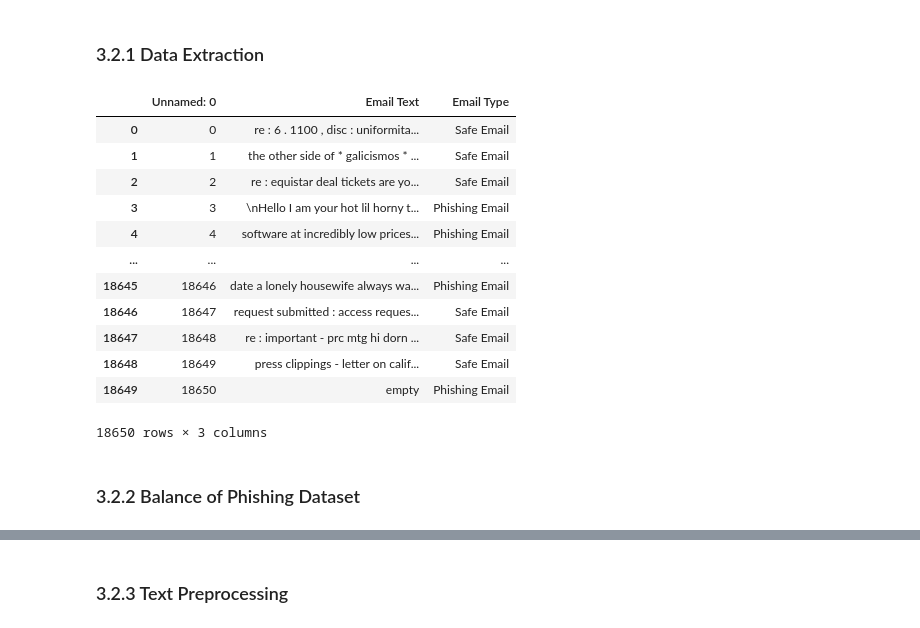
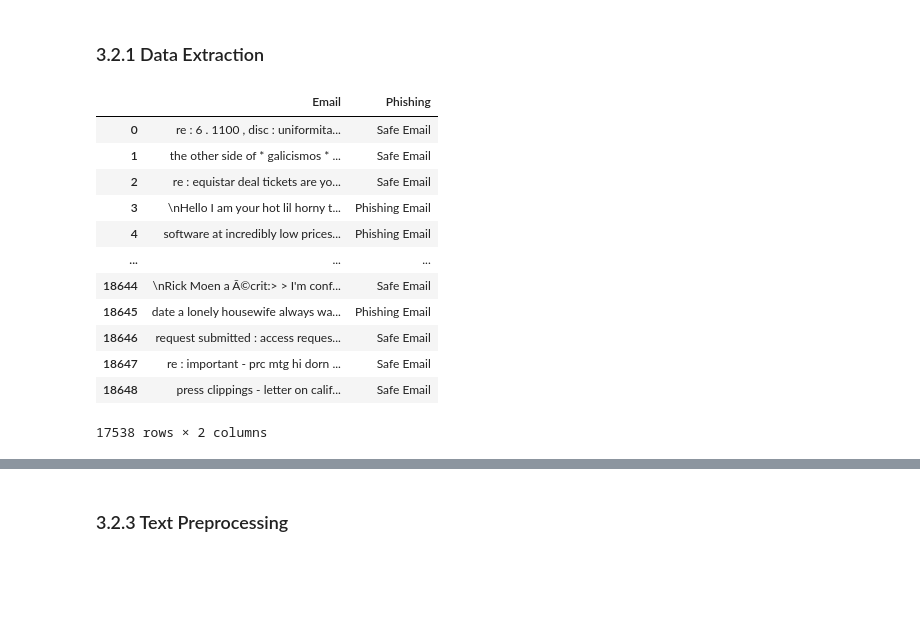
Before and after one commit to anisaftab/Spam_Email_Prediction_App, a Jupyter notebook: Honours_Project.ipynb, the cells around one changed output, grey strips where cells are left out. Drawn from its saved outputs; the diff is of its cells as text; code cells hidden in the pictures; blank space fills up the shorter version.

```diff
--- a/Honours_Project.ipynb
+++ b/Honours_Project.ipynb
@@ -140,20 +170,29 @@ spam_emails_untouched, spam_emails_leftover, spam_targets_untouched, spam_target
 # %%
 #read phishing dataset into pandas dataframe
 phish_df = pd.read_csv("https://dl.dropboxusercontent.com/scl/fi/imp09i8kxevoa5ahzg5e9/Phishing_Email.csv?rlkey=z0cqsyccz3sms8o817ylr5ixz&dl=0")
+
+phish_df.rename(columns={'Email Type': 'Phishing', 'Email Text' : 'Email'}, inplace=True)
+
+#Remove null values
+phish_df.dropna(inplace=True,axis=0)
+
+#Drop unneeded columns
+phish_df.drop(columns='Unnamed: 0', inplace=True)
+
+#Remove duplicates
+phish_df = phish_df.drop_duplicates()
 phish_df
 # %% [output]
-|  | Unnamed: 0 | Email Text | Email Type |
-| 0 | 0 | re : 6 . 1100 , disc : uniformita... | Safe Email |
-| 1 | 1 | the other side of * galicismos * ... | Safe Email |
-| 2 | 2 | re : equistar deal tickets are yo... | Safe Email |
-| 3 | 3 | \nHello I am your hot lil horny t... | Phishing Email |
-| 4 | 4 | software at incredibly low prices... | Phishing Email |
-| ... | ... | ... | ... |
-| 18645 | 18646 | date a lonely housewife always wa... | Phishing Email |
-| 18646 | 18647 | request submitted : access reques... | Safe Email |
-| 18647 | 18648 | re : important - prc mtg hi dorn ... | Safe Email |
-| 18648 | 18649 | press clippings - letter on calif... | Safe Email |
-| 18649 | 18650 | empty | Phishing Email |
+|  | Email | Phishing |
+| 0 | re : 6 . 1100 , disc : uniformita... | Safe Email |
+| 1 | the other side of * galicismos * ... | Safe Email |
+| 2 | re : equistar deal tickets are yo... | Safe Email |
+| 3 | \nHello I am your hot lil horny t... | Phishing Email |
+| 4 | software at incredibly low prices... | Phishing Email |
+| ... | ... | ... |
+| 18644 | \nRick Moen a Ã©crit:> > I'm conf... | Safe Email |
+| 18645 | date a lonely housewife always wa... | Phishing Email |
+| 18646 | request submitted : access reques... | Safe Email |
+| 18647 | re : important - prc mtg hi dorn ... | Safe Email |
+| 18648 | press clippings - letter on calif... | Safe Email |
-18650 rows × 3 columns
+17538 rows × 2 columns
-# %% [markdown]
-### 3.2.2 Balance of Phishing Dataset
```
Also changed, not shown: parts of 68 cells of this notebook, 8 other files.
